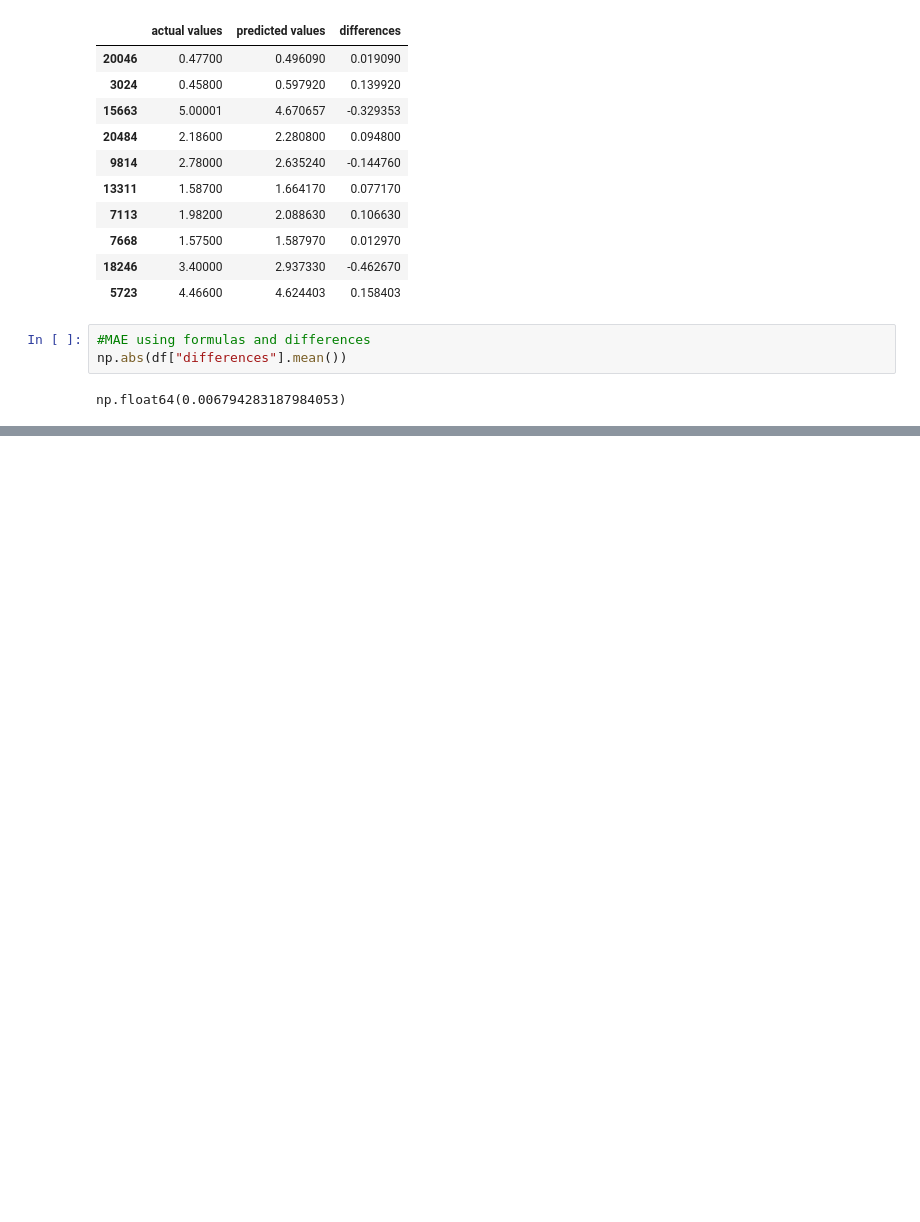
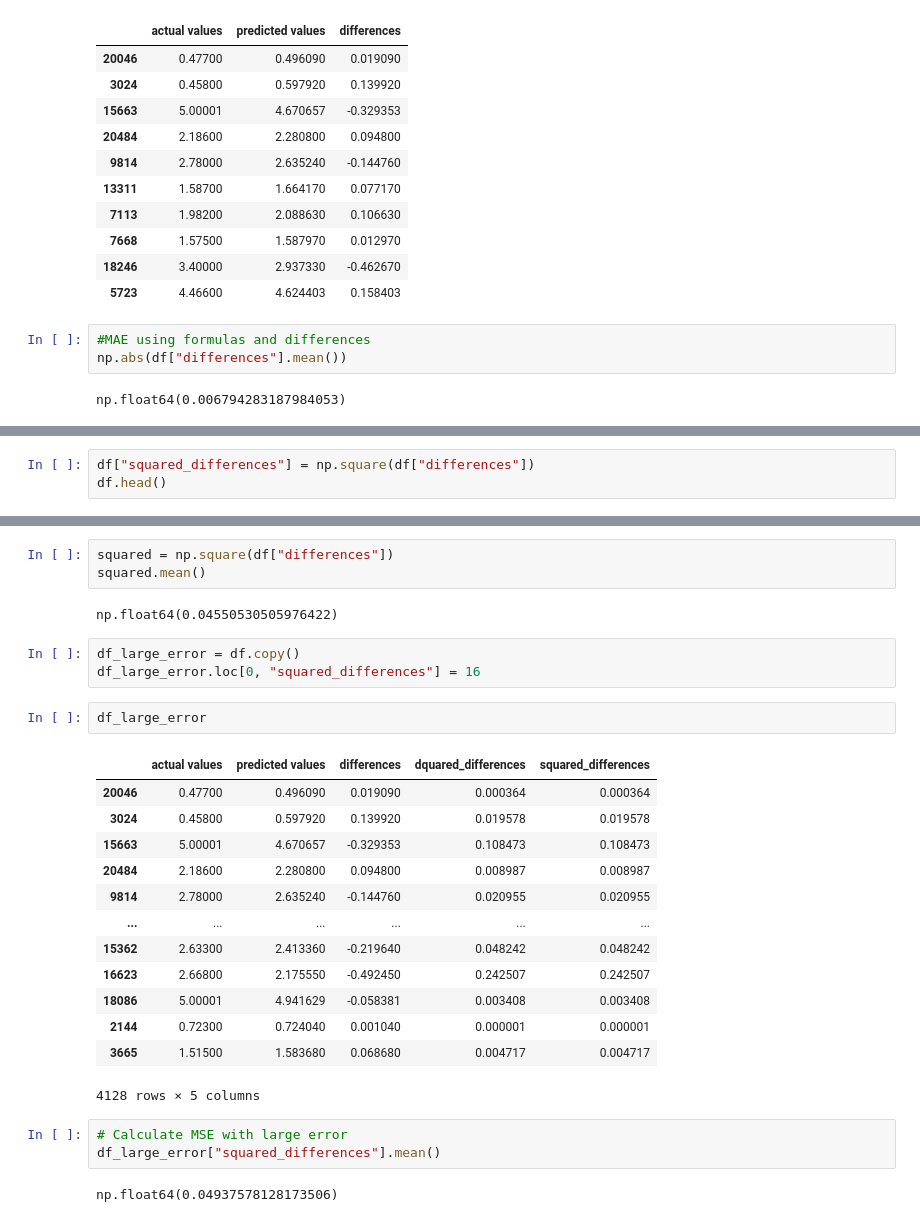
Before and after one commit to ShrishailChincholi/from-zero-to-aiml, a Jupyter notebook: ML/Scikit-learn/introducation-to-scikit-learn.ipynb, the cells around one changed output, grey strips where cells are left out. Drawn from its saved outputs; the diff is of its cells as text; blank space fills up the shorter version.

```diff
--- a/ML/Scikit-learn/introducation-to-scikit-learn.ipynb
+++ b/ML/Scikit-learn/introducation-to-scikit-learn.ipynb
@@ -1457,0 +1470,3 @@ np.float64(0.006794283187984053)
+# %%
+df["squared_differences"] = np.square(df["differences"])
+df.head()
@@ -1457,0 +1480,29 @@ np.float64(0.006794283187984053)
+# %%
+squared = np.square(df["differences"])
+squared.mean()
+# %% [output]
+np.float64(0.04550530505976422)
+# %%
+df_large_error = df.copy()
+df_large_error.loc[0, "squared_differences"] = 16
+# %%
+df_large_error
+# %% [output]
+|  | actual values | predicted values | differences | dquared_differences | squared_differences |
+| 20046 | 0.47700 | 0.496090 | 0.019090 | 0.000364 | 0.000364 |
+| 3024 | 0.45800 | 0.597920 | 0.139920 | 0.019578 | 0.019578 |
+| 15663 | 5.00001 | 4.670657 | -0.329353 | 0.108473 | 0.108473 |
+| 20484 | 2.18600 | 2.280800 | 0.094800 | 0.008987 | 0.008987 |
+| 9814 | 2.78000 | 2.635240 | -0.144760 | 0.020955 | 0.020955 |
+| ... | ... | ... | ... | ... | ... |
+| 15362 | 2.63300 | 2.413360 | -0.219640 | 0.048242 | 0.048242 |
+| 16623 | 2.66800 | 2.175550 | -0.492450 | 0.242507 | 0.242507 |
+| 18086 | 5.00001 | 4.941629 | -0.058381 | 0.003408 | 0.003408 |
+| 2144 | 0.72300 | 0.724040 | 0.001040 | 0.000001 | 0.000001 |
+| 3665 | 1.51500 | 1.583680 | 0.068680 | 0.004717 | 0.004717 |
+4128 rows × 5 columns
+# %%
+# Calculate MSE with large error
+df_large_error["squared_differences"].mean()
+# %% [output]
+np.float64(0.04937578128173506)
```
Also changed, not shown: parts of 4 cells of this notebook.
